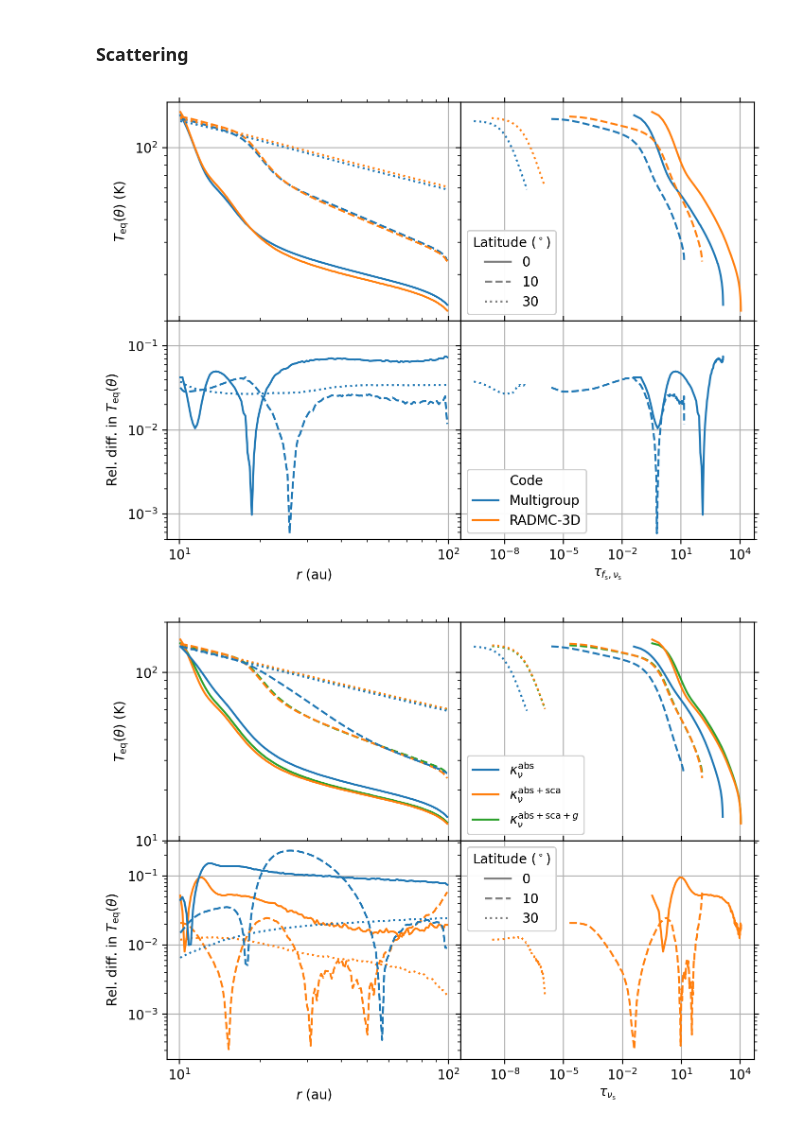
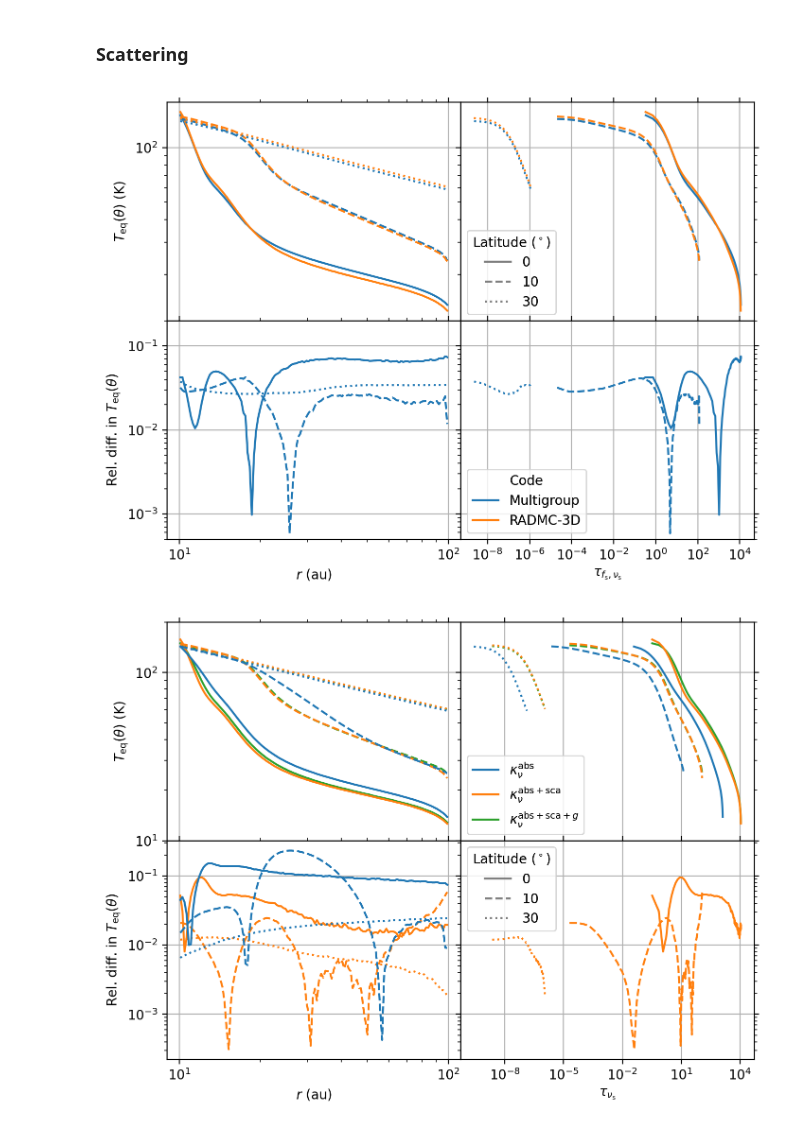
Before and after one commit to sabaronett/rad-hydro, a Jupyter notebook: ipynb/ManuscriptFigures.ipynb, the cells around one changed output. Drawn from its saved outputs; the diff is of its cells as text; code cells hidden in the pictures.

```diff
--- a/ipynb/ManuscriptFigures.ipynb
+++ b/ipynb/ManuscriptFigures.ipynb
@@ -849,7 +851,8 @@ root = '/home/stanley/github/sabaronett/rad-hydro/athena/dev/yanfeij'\
        +'/dsharp_abs-sca'
 base = 'nfreq'
 runs = [['64-no_heat', 'Attenuation'],
-        ['64', 'Absorption']]
+        # ['../../dsharp_abs-nonRTE/nfreq/64', 'Absorption*'],
+        ['64', 'Absorption'],]
 for i, run in enumerate(runs):
     path = f'{root}/{base}/{run[0]}'
     athinput = athena_read.athinput(f'{path}/athinput.{problem_id}')
@@ -888,10 +891,8 @@ for i, run in enumerate(runs):
 # Plot ghost point(s) for colorless linestyles
 ref_soln.append(ax.plot([], [], 'tab:gray', ls='dashed',
                 label=r'$t_\mathrm{cross}$')[0])
-color_legend = plt.legend(handles=c_solns, loc='upper left')
-soln_legend = plt.legend(handles=ref_soln, loc='lower right')
-ax.add_artist(color_legend)
-ax.add_artist(soln_legend)
+ax.add_artist(plt.legend(handles=c_solns, loc='upper left'))
+ax.add_artist(plt.legend(framealpha=0.56, handles=ref_soln, loc='lower right'))
 
 # Format (sub)plots
 ax.grid()
@@ -1074,8 +1075,8 @@ for i, run in enumerate(runs):
 
 # Plot ghost points for colorless line style and add legends
 ax.add_artist(plt.legend(title=r'$N_r$', handles=c_solns, loc='lower right'))
-ax.add_artist(ax.legend(title=r'Latitude ($^\circ)$', handles=ls_thetas,
-                        loc='upper left'))
+ax.add_artist(ax.legend(framealpha=0.56, handles=ls_thetas, loc='upper left',
+                        title=r'Latitude ($^\circ)$'))
 
 # Format (sub)plots
 ax.grid()
@@ -1171,12 +1172,10 @@ c_solns.append(axs[1][1].plot([], [], color=tab_colors[i+1],
                label='RADMC-3D')[0])
 
 # Plot ghost points for colorless line style and add legends
-ls_legend = axs[0][0].legend(title=r'Latitude ($^\circ)$', handles=ls_thetas)
-color_legend = axs[0][1].legend(title=r'Code', handles=c_solns)
-# soln_legend = axs[1].legend(handles=ref_soln)
-axs[0][0].add_artist(ls_legend)
-axs[0][1].add_artist(color_legend)
-# axs[1].add_artist(soln_legend)
+axs[0][0].add_artist(axs[0][0].legend(framealpha=0.56, handles=ls_thetas,
+                                      title=r'Latitude ($^\circ)$'))
+axs[0][1].add_artist(axs[0][1].legend(framealpha=0.56, handles=c_solns,
+                                      title=r'Code'))
 
 # Format (sub)plots
 for ax in axs.flat:
@@ -1255,8 +1254,8 @@ for i, run in enumerate(runs):
            /athinput['mesh']['nx2']
   athdf = athena_read.athdf(f'{path}/athdf/{problem_id[i]}.out1.{output[i]}.athdf')
   if problem_id[i] == 'dsharp':
-    band = 54
-    dtau = athdf[f'Sigma_a_{band}'][0]*np.diff(athdf['x1f'])
+    f_star = 54
+    dtau = athdf[f'Sigma_a_{f_star}'][0]*np.diff(athdf['x1f'])
   else:
     dtau = kappa_star*rhounit*length_unit*athdf['rho'][0]*np.diff(athdf['x1f'])
   tau = np.cumsum(dtau, axis=1)
@@ -1285,8 +1284,10 @@ c_solns.append(axs[1][1].plot([], [], color=tab_colors[i+1],
                label='RADMC-3D')[0])
 
 # Plot ghost points for colorless line style and add legends
-axs[0][0].add_artist(axs[0][0].legend(title=r'Latitude ($^\circ)$', handles=ls_thetas))
-axs[0][1].add_artist(axs[0][1].legend(title=r'Code', handles=c_solns))
+axs[0][0].add_artist(axs[0][0].legend(framealpha=0.56, handles=ls_thetas,
+                                      title=r'Latitude ($^\circ)$'))
+axs[0][1].add_artist(axs[0][1].legend(framealpha=0.56, handles=c_solns,
+                                      title=r'Code'))
 
 # Format (sub)plots
 for ax in axs.flat:
@@ -1340,7 +1341,7 @@ problem_id = 'dsharp'
 base = '/home/stanley/github/sabaronett/rad-hydro/athena/dev/yanfeij/'\
        +f'{problem_id}_abs-sca/nfreq'
 run = '64'
-band = 54
+f_star = 54
 path = f'{base}/{run}'
 athinput = athena_read.athinput(f'{path}/athinput.{problem_id}')
 nx1 = athinput['mesh']['nx1']
@@ -1353,7 +1354,8 @@ L_au = length_unit/au
 dtheta = (athinput['mesh']['x2max'] - athinput['mesh']['x2min'])\
          /athinput['mesh']['nx2']
 athdf = athena_read.athdf(f'{path}/athdf/{problem_id}.out1.00001.athdf')
-dtau = athdf[f'Sigma_a_{band}'][0]*np.diff(athdf['x1f'])
+dtau = (athdf[f'Sigma_a_{f_star}'][0] + athdf[f'Sigma_s_{f_star}'][0])\
+       *np.diff(athdf['x1f'])
 tau = np.cumsum(dtau, axis=1)
 T_field = athdf['press'][0]/athdf['rho'][0]
 for th, theta_deg in enumerate(theta_degs):
@@ -1364,37 +1366,38 @@ for th, theta_deg in enumerate(theta_degs):
                 ls=lss[th])
     axs[0][0].plot(grid.x/au, dusttemp[:,j,0,0], color='tab:orange', ls=lss[th])
     axs[0][1].plot(tau[j, :], T_field[j, :]*T_unit, color='tab:blue',
                    ls=lss[th])
     axs[0][1].plot(taux[:,j,0], dusttemp[:,j,0,0], color='tab:orange',
                    ls=lss[th])
     axs[1][0].plot(athdf['x1v']*L_au, rel_diff_T, color='tab:blue',
                    ls=lss[th])
     axs[1][1].plot(tau[j, :], rel_diff_T, color='tab:blue', ls=lss[th])
     ls_thetas.append(axs[0][1].plot([], [], color='tab:gray', ls=lss[th],
                  label=rf'${90-theta_deg}$')[0])
 c_solns.append(axs[1][1].plot([], [], color='tab:blue', label=f'Multigroup')[0])
 c_solns.append(axs[1][1].plot([], [], color='tab:orange', label='RADMC-3D')[0])
 
 # Plot ghost points for colorless line style and add legends
-axs[0][1].add_artist(axs[0][1].legend(title=r'Latitude ($^\circ)$',
-                     handles=ls_thetas))
-axs[1][1].add_artist(axs[1][1].legend(title=r'Code', handles=c_solns))
+axs[0][1].add_artist(axs[0][1].legend(framealpha=0.56, handles=ls_thetas,
+                                      title=r'Latitude ($^\circ)$'))
+axs[1][1].add_artist(axs[1][1].legend(framealpha=0.56, handles=c_solns,
+                                      title=r'Code'))
 
 # Format (sub)plots
 for ax in axs.flat:
   ax.grid()
   ax.minorticks_on()
   ax.set(xscale='log', yscale='log')
   ax.tick_params(axis='both', which='both', top=True, right=True)
 axs[0][0].set(ylabel=r'$T_\mathrm{eq}(\theta)$ (K)')
 axs[1][0].set(xlabel=r'$r$ (au)', ylim=(5e-4, 2e-1),
 
               ylabel=r'Rel. diff. in $T_\mathrm{eq}(\theta)$')
 axs[1][1].set(xlabel=r'$\tau_{f_\mathrm{s},\nu_\mathrm{s}}$')
 plt.subplots_adjust(hspace=0, wspace=0)
 plt.savefig('figs/scattering.pdf', bbox_inches='tight', pad_inches=0.01)
 # %% [output]
-[figure, old version]
+[figure, new version]
 # %%
 #===============================================================================
 import matplotlib.colors
```
Also changed, not shown: parts of 11 cells of this notebook.
